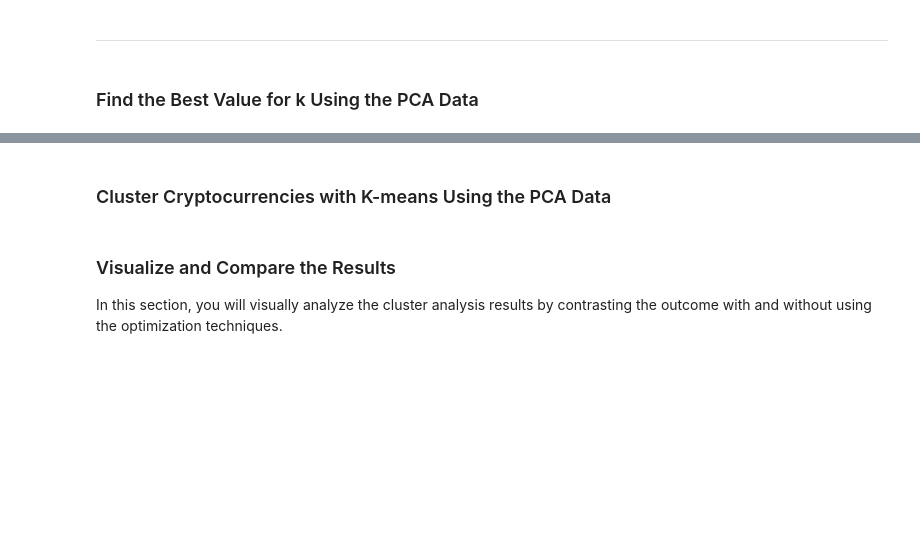
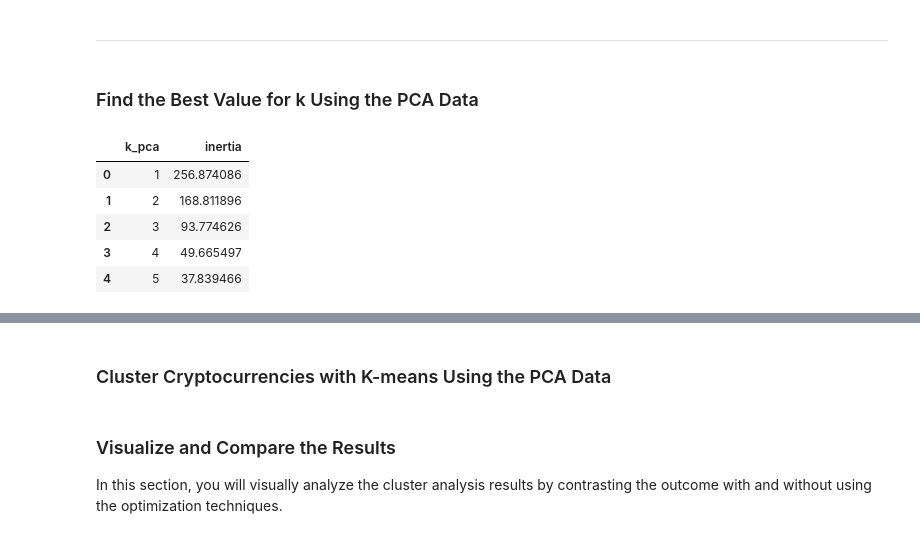
Before and after one commit to daynerco/CryptoClustering, a Jupyter notebook: Crypto_Clustering.ipynb, the cells around one changed output, grey strips where cells are left out. Saved outputs shown, nothing was run; the diff lists cells and outputs as text; code cells hidden in the pictures; blank space fills up the shorter version.

```diff
--- a/Crypto_Clustering.ipynb
+++ b/Crypto_Clustering.ipynb
@@ -206,19 +274,37 @@ elbow_plot
 ### Find the Best Value for k Using the PCA Data
 # %%
 # Create a list with the number of k-values from 1 to 11
+
+k_pca=list(range(1,11))
 # %%
 # Create an empty list to store the inertia values
-
+inertia=[]
 
 # Create a for loop to compute the inertia with each possible value of k
 # Inside the loop:
 # 1. Create a KMeans model using the loop counter for the n_clusters
 # 2. Fit the model to the data using `df_market_data_pca`
 # 3. Append the model.inertia_ to the inertia list
+
+for i in k_pca:
+    k_model = KMeans(n_clusters=i, random_state=0)
+    k_model.fit(market_pca_df)
+    inertia.append(k_model.inertia_)
 # %%
 # Create a dictionary with the data to plot the Elbow curve
 
+elbow_data = {'k_pca': k_pca, 'inertia': inertia}
+
 # Create a DataFrame with the data to plot the Elbow curve
+df_elbow_pca = pd.DataFrame(elbow_data)
+df_elbow_pca.head()
+# %% [output]
+|  | k_pca | inertia |
+| 0 | 1 | 256.874086 |
+| 1 | 2 | 168.811896 |
+| 2 | 3 | 93.774626 |
+| 3 | 4 | 49.665497 |
+| 4 | 5 | 37.839466 |
 # %%
 # Plot a line chart with all the inertia values computed with
 # the different values of k to visually identify the optimal value for k.
```
Also changed, not shown: parts of 14 cells of this notebook.
